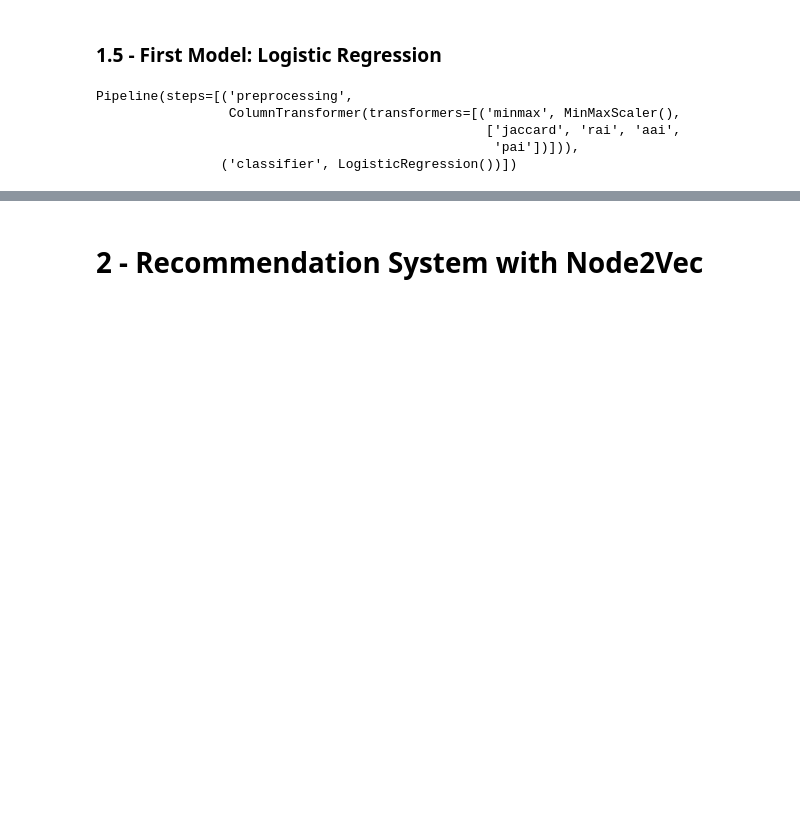
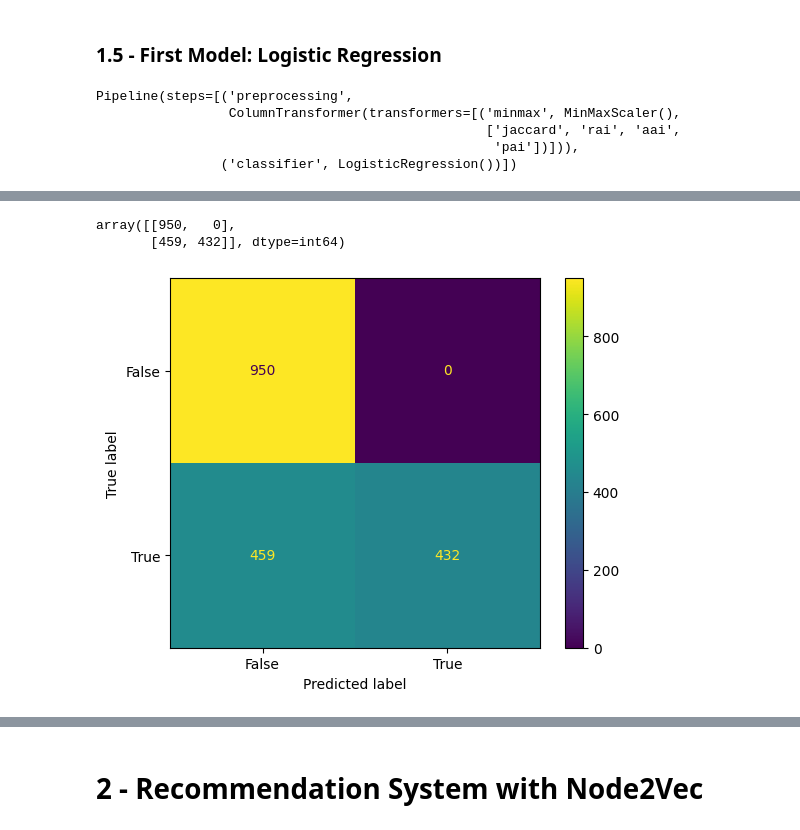
Before and after one commit to giordanovitale/BeerNetwork, a Jupyter notebook: graph_ml.ipynb, the cells around one changed output, grey strips where cells are left out. Saved outputs shown, nothing was run; the diff lists cells and outputs as text; code cells hidden in the pictures; blank space fills up the shorter version.

```diff
--- a/graph_ml.ipynb
+++ b/graph_ml.ipynb
@@ -290 +284,13 @@ Recall Score: 0.47
 Precision Score: 1.0
+# %%
+cm = confusion_matrix(y_test, predicted_labels)
+cm
+# %% [output]
+array([[950,   0],
+       [459, 432]], dtype=int64)
+# %%
+cm_display = ConfusionMatrixDisplay(confusion_matrix = cm, display_labels = [False, True])
+cm_display.plot()
+plt.show()
+# %% [output]
+[figure, added]
```
Also changed, not shown: parts of 21 cells of this notebook.
